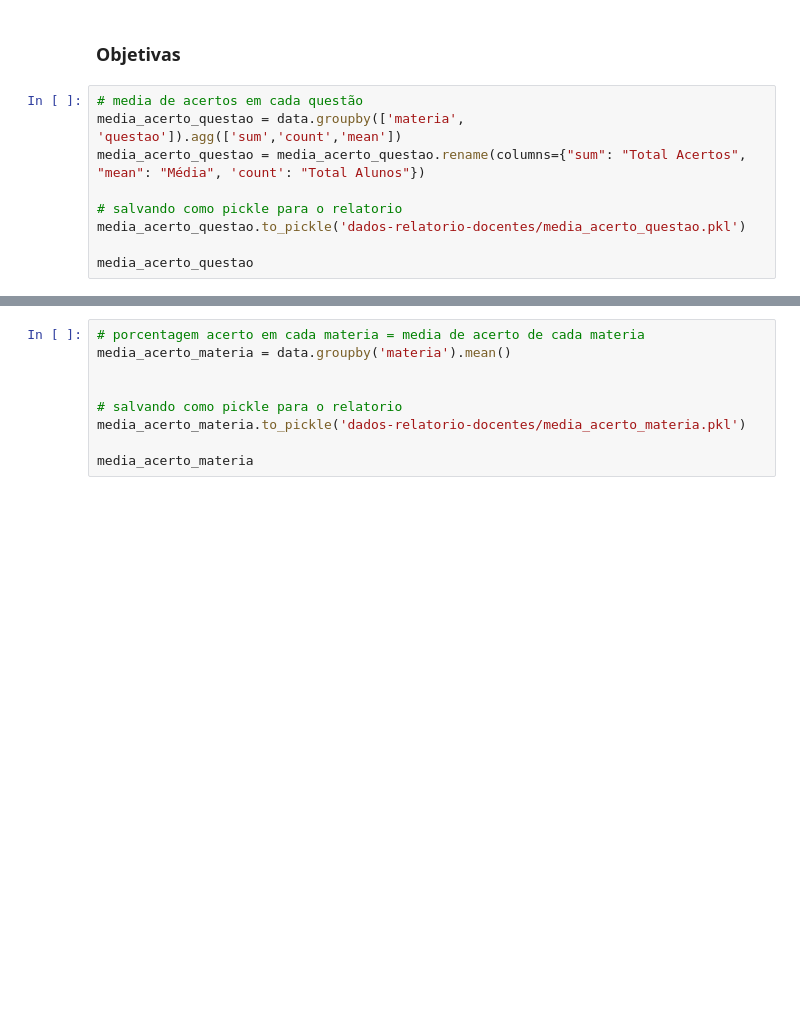
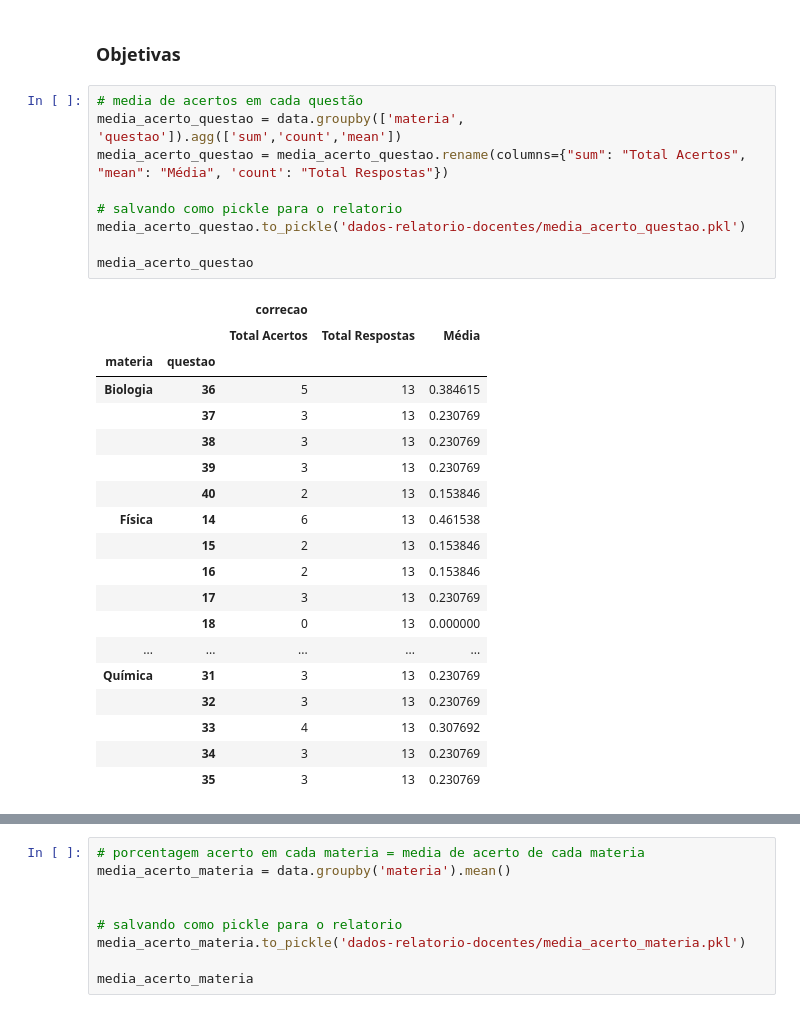
Before and after one commit to murillostein/Simulinho, a Jupyter notebook: modelagem_murillo.ipynb, the cells around one changed output, grey strips where cells are left out. Drawn from its saved outputs; the diff is of its cells as text; blank space fills up the shorter version.

```diff
--- a/modelagem_murillo.ipynb
+++ b/modelagem_murillo.ipynb
@@ -550,12 +573,32 @@ total_presentes
 # %%
 # media de acertos em cada questão
 media_acerto_questao = data.groupby(['materia', 'questao']).agg(['sum','count','mean'])
-media_acerto_questao = media_acerto_questao.rename(columns={"sum": "Total Acertos", "mean": "Média", 'count': "Total Alunos"})
+media_acerto_questao = media_acerto_questao.rename(columns={"sum": "Total Acertos", "mean": "Média", 'count': "Total Respostas"})
 
 # salvando como pickle para o relatorio
 media_acerto_questao.to_pickle('dados-relatorio-docentes/media_acerto_questao.pkl')
 
 media_acerto_questao
+# %% [output]
+|  |  | correcao |  |  |
+|  |  | Total Acertos | Total Respostas | Média |
+| materia | questao |  |  |  |
+| Biologia | 36 | 5 | 13 | 0.384615 |
+|  | 37 | 3 | 13 | 0.230769 |
+|  | 38 | 3 | 13 | 0.230769 |
+|  | 39 | 3 | 13 | 0.230769 |
+|  | 40 | 2 | 13 | 0.153846 |
+| Física | 14 | 6 | 13 | 0.461538 |
+|  | 15 | 2 | 13 | 0.153846 |
+|  | 16 | 2 | 13 | 0.153846 |
+|  | 17 | 3 | 13 | 0.230769 |
+|  | 18 | 0 | 13 | 0.000000 |
+| ... | ... | ... | ... | ... |
+| Química | 31 | 3 | 13 | 0.230769 |
+|  | 32 | 3 | 13 | 0.230769 |
+|  | 33 | 4 | 13 | 0.307692 |
+|  | 34 | 3 | 13 | 0.230769 |
+|  | 35 | 3 | 13 | 0.230769 |
 # %%
 # questões com mais acertos
 
```
Also changed, not shown: parts of 27 cells of this notebook.
